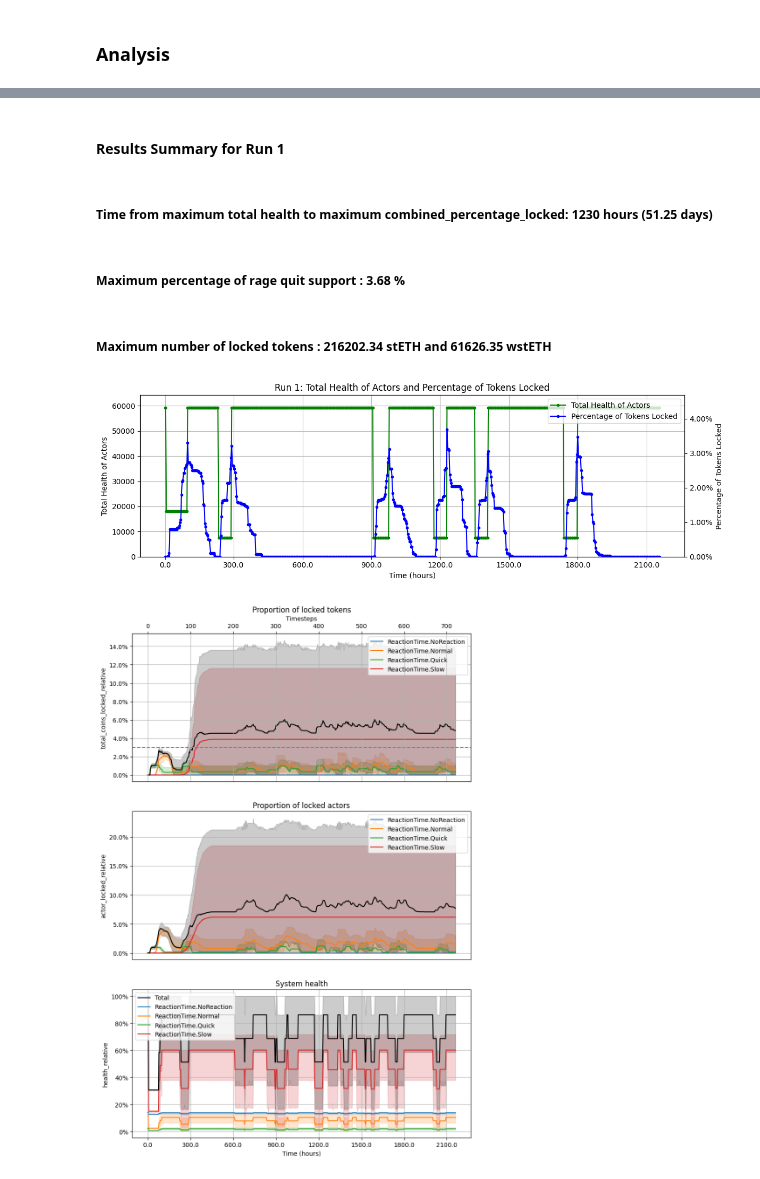
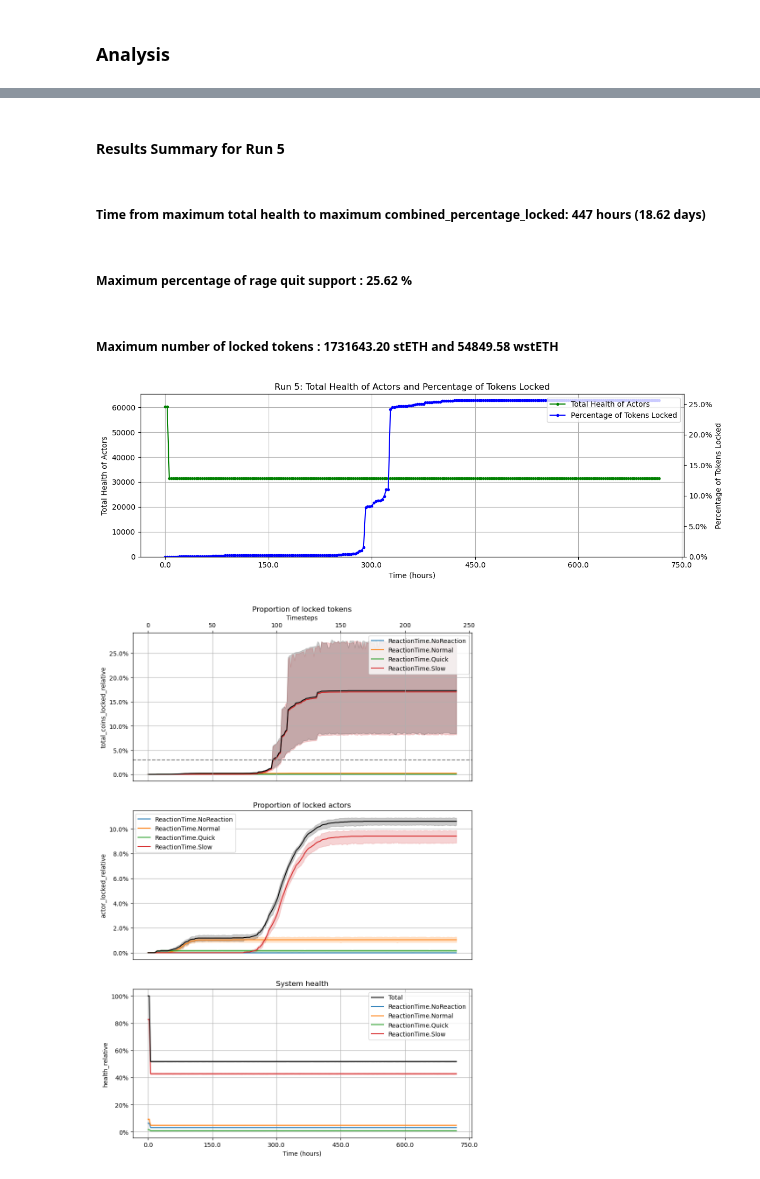
Before and after one commit to collectif-dao/dg-research, a Jupyter notebook: experiments/notebooks/04_withdrawal_queue_attack_institutional.ipynb, the cells around one changed output, grey strips where cells are left out. Saved outputs shown, nothing was run; the diff lists cells and outputs as text; code cells hidden in the pictures.

```diff
--- a/experiments/notebooks/04_withdrawal_queue_attack_institutional.ipynb
+++ b/experiments/notebooks/04_withdrawal_queue_attack_institutional.ipynb
@@ -25,9 +25,9 @@ pd.options.display.float_format = "{:.2f}".format
 # %% [markdown]
 ### Import Simulation Results
 # %%
-from experiments.templates.rage_quit_scenario import SEED, TIMESTEPS
+from experiments.templates.withdrawal_queue_replacement_institutional import SEED, TIMESTEPS
 
-PRESENTED_RUN = 0
+PRESENTED_RUN = 4
 simulation_name = "withdrawal_queue_replacement_institutional"
 simulation_path = out_path.joinpath(f"{simulation_name}/")
 
@@ -56,7 +56,7 @@ result = merge_simulation_results(
     #     "092161fe2dc037cfb2a1d7e5ab0b1a9e07b191fb2860df06456ef33479685c35-720",
     # ],
     hashes,
-    "withdrawal_queue_replacement",
+    "withdrawal_queue_replacement_institutional",
     out_path,
 )
 # %% [markdown]
@@ -498,7 +498,7 @@ import matplotlib.pyplot as plt
 import matplotlib.ticker as ticker
 from IPython.display import Markdown, display
 
-start_idx = PRESENTED_RUN * TIMESTEPS
+start_idx = PRESENTED_RUN * (TIMESTEPS + (1 if PRESENTED_RUN > 0 else 0))
 end_idx = start_idx + TIMESTEPS
 
 total_stETH_balance = post_processing["total_stETH_balance"].iloc[start_idx:end_idx]
@@ -549,38 +549,38 @@ max_total_health = total_actors_health.max()
 max_total_health_rounded = max_total_health + 5000
 
 ax1.set_xlabel("Time (hours)")
 ax1.set_ylabel("Total Health of Actors")
 ax1.set_ylim(0, max_total_health_rounded)  # Set y-axis limit based on maximum health
 ax1.yaxis.set_major_formatter(ticker.ScalarFormatter())
 
 # Create a secondary y-axis for percentage_locked
 ax2 = ax1.twinx()
 ax2.plot(timesteps, percentage_locked, color="blue", label="Percentage of Tokens Locked", marker="o", markersize=3)
 ax2.set_ylabel("Percentage of Tokens Locked")
 
 # Calculate the maximum value of percentage_locked and set the y-axis limit
 max_percentage_locked = max(percentage_locked)
 max_percentage_locked_rounded = max_percentage_locked + 0.01
 ax2.set_ylim(0, max_percentage_locked_rounded)
 ax2.yaxis.set_major_formatter(ticker.PercentFormatter(xmax=1.0))
 
 # Combine legends from both axes
 lines, labels = ax1.get_legend_handles_labels()
 lines2, labels2 = ax2.get_legend_handles_labels()
 ax2.legend(lines + lines2, labels + labels2, loc="upper right")
 
 ax1.set_title(f"Run {PRESENTED_RUN + 1}: Total Health of Actors and Percentage of Tokens Locked")
 ax1.grid(True)
 ax1.xaxis.set_major_formatter(ticker.FuncFormatter(lambda x, pos: f"{x * 3}"))
 
 plt.tight_layout()
 plt.show()
 # %% [output]
-#### Results Summary for Run 1
+#### Results Summary for Run 5
-##### Time from maximum total health to maximum combined_percentage_locked: **1230 hours** (51.25 days)
+##### Time from maximum total health to maximum combined_percentage_locked: **447 hours** (18.62 days)
-##### Maximum percentage of rage quit support : **3.68 %**
+##### Maximum percentage of rage quit support : **25.62 %**
-##### Maximum number of locked tokens : **216202.34 stETH** and **61626.35 wstETH**
+##### Maximum number of locked tokens : **1731643.20 stETH** and **54849.58 wstETH**
-[figure, old version]
+[figure, new version]
 # %%
 import seaborn as sns
 
@@ -623,7 +623,7 @@ for i, y in enumerate(ys):
     title = titles[i]
     ax1.set_title(title)
 # %% [output]
-[figure, old version]
+[figure, new version]
 # %%
 from specs.dual_governance.state import State
 
```
Also changed, not shown: parts of 7 cells of this notebook, 5 other files.
